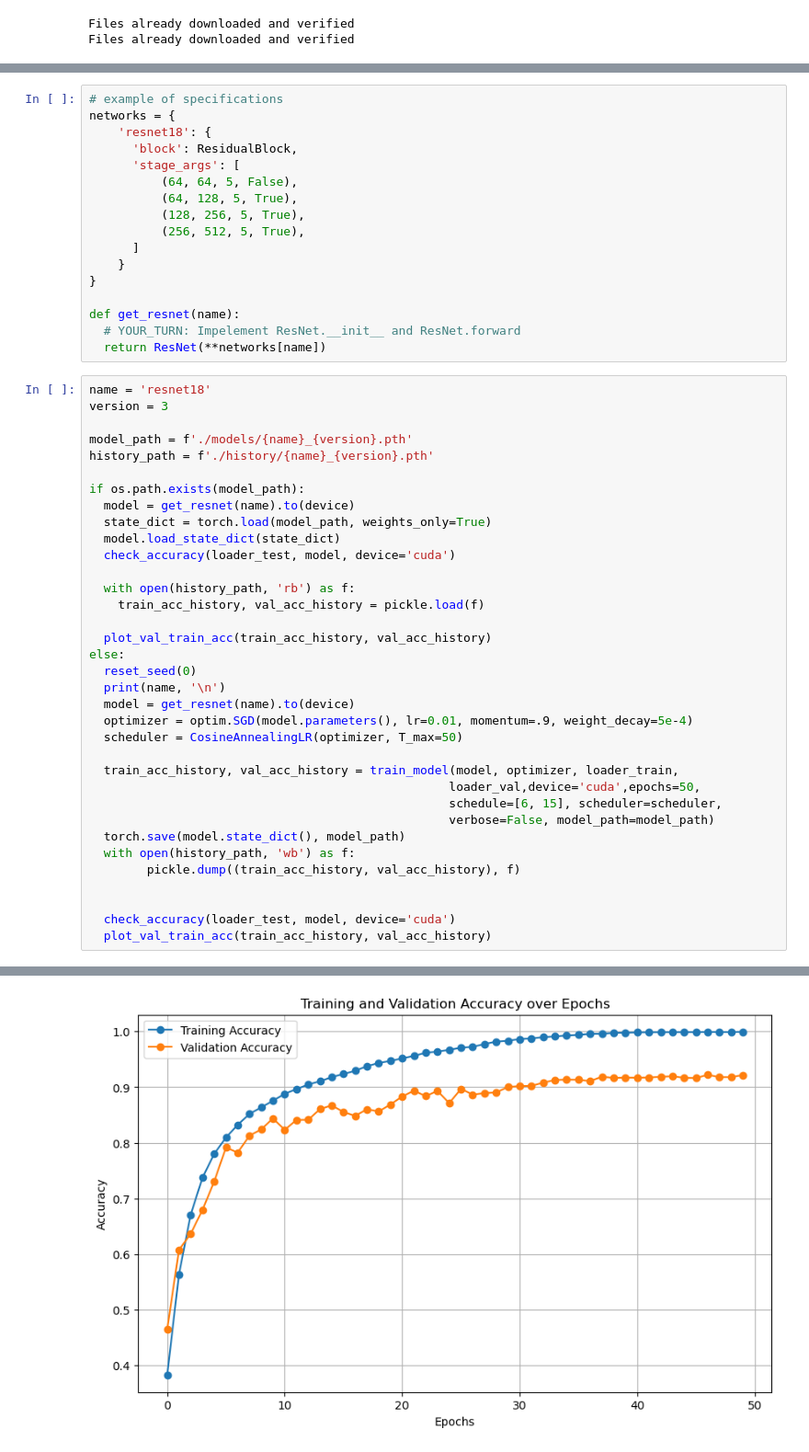
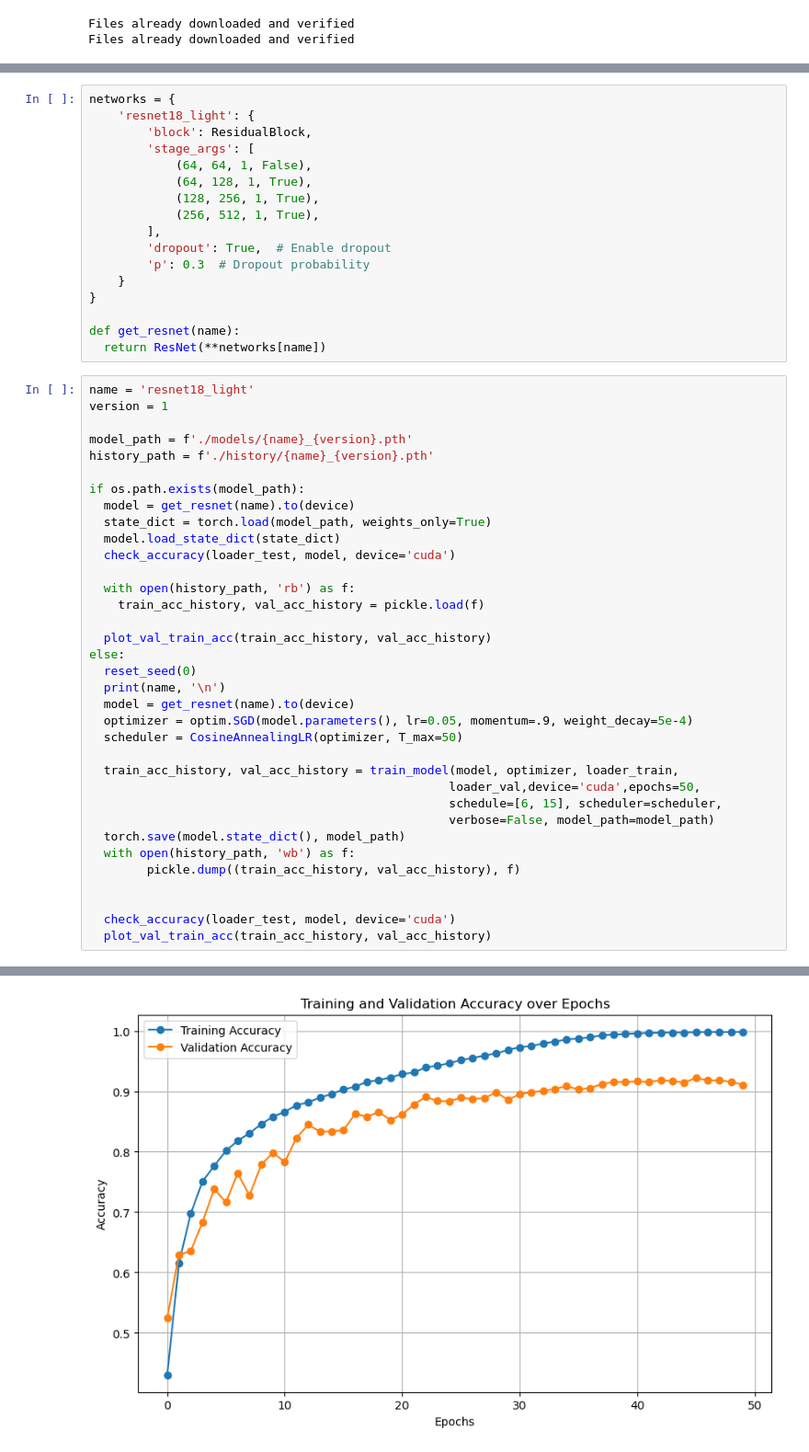
Before and after one commit to mmahdin/CI_CNNProject_Fall2024, a Jupyter notebook: Phase-1/ph1.ipynb, the cells around one changed output, grey strips where cells are left out. Shown: that part at 92% size. Saved outputs shown, nothing was run; the diff lists cells and outputs as text.

Commit message:
ph1: lighter resnet->acc=92%, delete some files, add dropout

```diff
--- a/Phase-1/ph1.ipynb
+++ b/Phase-1/ph1.ipynb
@@ -199,23 +59,23 @@ def plot_val_train_acc(train_acc_history, val_acc_history):
 # %%
-# example of specifications
 networks = {
-    'resnet18': {
-      'block': ResidualBlock,
-      'stage_args': [
-          (64, 64, 5, False),
-          (64, 128, 5, True),
-          (128, 256, 5, True),
-          (256, 512, 5, True),
-      ]
+    'resnet18_light': {
+        'block': ResidualBlock,
+        'stage_args': [
+            (64, 64, 1, False),
+            (64, 128, 1, True),
+            (128, 256, 1, True),
+            (256, 512, 1, True),
+        ],
+        'dropout': True,  # Enable dropout
+        'p': 0.3  # Dropout probability
     }
 }
 
 def get_resnet(name):
-  # YOUR_TURN: Impelement ResNet.__init__ and ResNet.forward
   return ResNet(**networks[name])
 # %%
-name = 'resnet18'
-version = 3
+name = 'resnet18_light'
+version = 1
 
 model_path = f'./models/{name}_{version}.pth'
 history_path = f'./history/{name}_{version}.pth'
@@ -234,7 +94,7 @@ else:
   reset_seed(0)
   print(name, '\n')
   model = get_resnet(name).to(device)
-  optimizer = optim.SGD(model.parameters(), lr=0.01, momentum=.9, weight_decay=5e-4)
+  optimizer = optim.SGD(model.parameters(), lr=0.05, momentum=.9, weight_decay=5e-4)
   scheduler = CosineAnnealingLR(optimizer, T_max=50)
 
   train_acc_history, val_acc_history = train_model(model, optimizer, loader_train,
@@ -269 +129 @@ Validation accuracy: 9176 / 10000 (91.76%)
-[figure, old version]
+[figure, new version]
```
Also changed, not shown: parts of 4 cells of this notebook, 10 other files.
